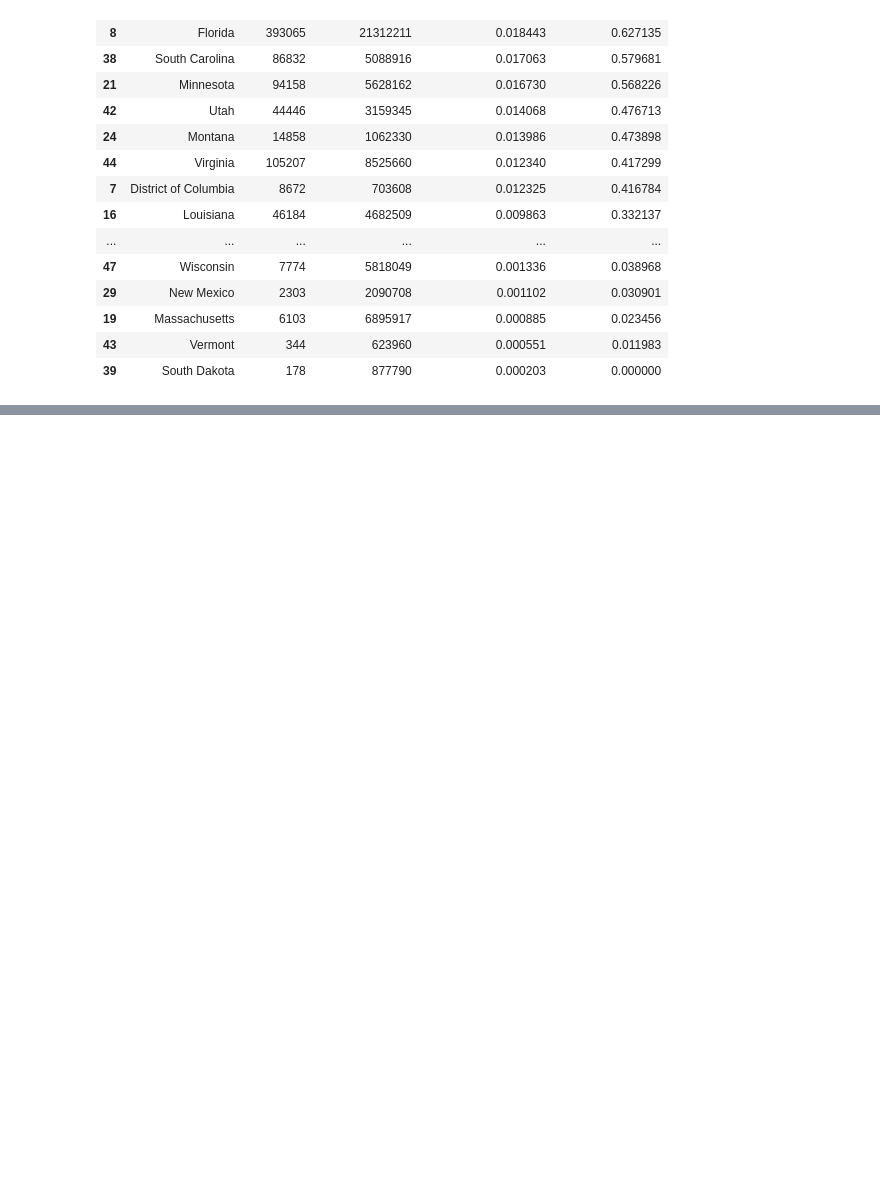
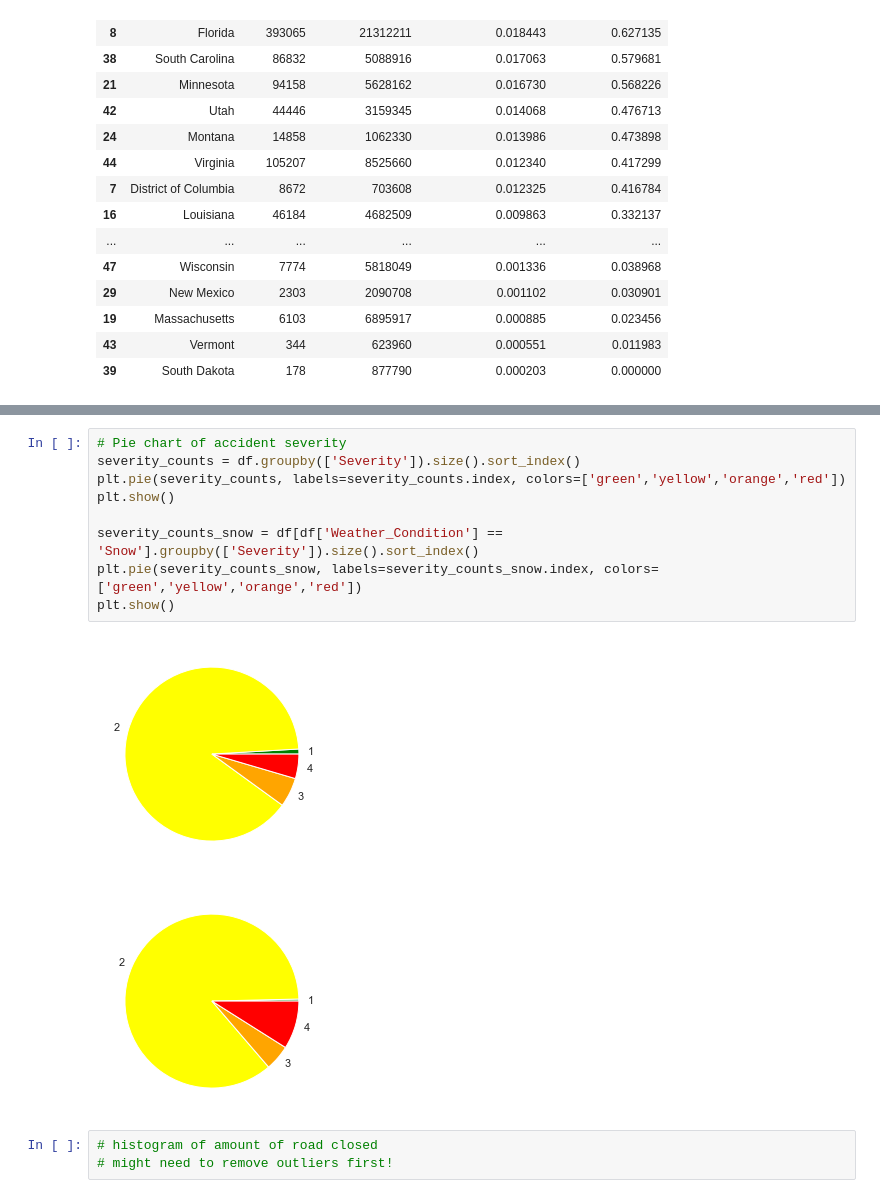
Before and after one commit to jeffc1020/453-visualization, a Jupyter notebook: final.ipynb, the cells around one changed output, grey strips where cells are left out. Cells and saved outputs as stored; diff of their text form; blank space fills up the shorter version.

Commit message:
Added pie plots

```diff
--- a/final.ipynb
+++ b/final.ipynb
@@ -333,0 +334,15 @@ plt.show()
+# %%
+# Pie chart of accident severity
+severity_counts = df.groupby(['Severity']).size().sort_index()
+plt.pie(severity_counts, labels=severity_counts.index, colors=['green','yellow','orange','red'])
+plt.show()
+
+severity_counts_snow = df[df['Weather_Condition'] == 'Snow'].groupby(['Severity']).size().sort_index()
+plt.pie(severity_counts_snow, labels=severity_counts_snow.index, colors=['green','yellow','orange','red'])
+plt.show()
+# %% [output]
+[figure, added]
+[figure, added]
+# %%
+# histogram of amount of road closed
+# might need to remove outliers first!
```
Also changed, not shown: parts of 1 cell of this notebook.
